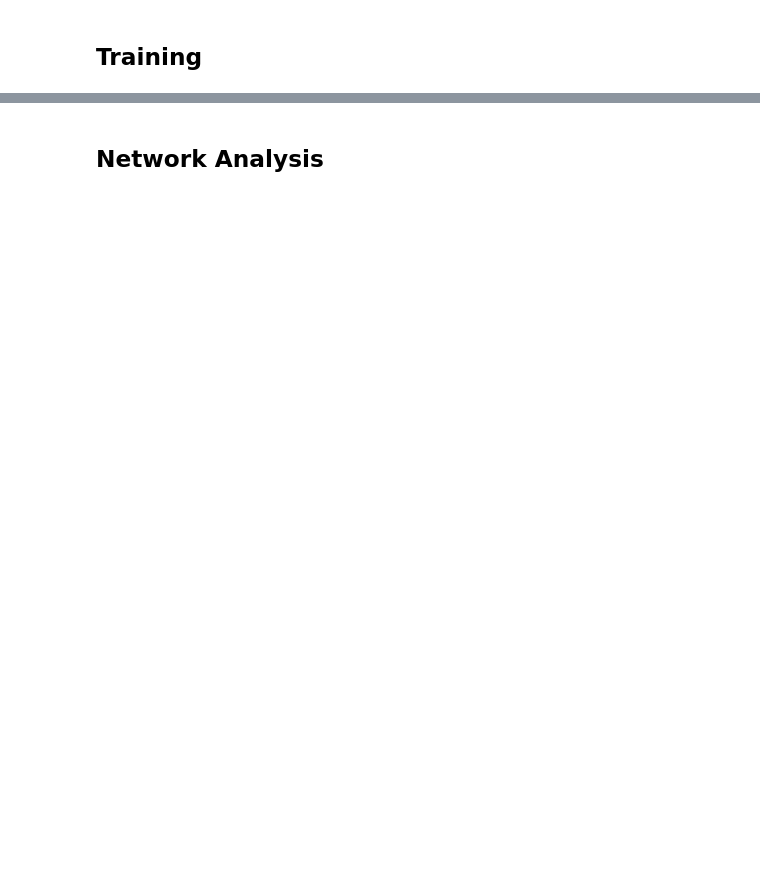
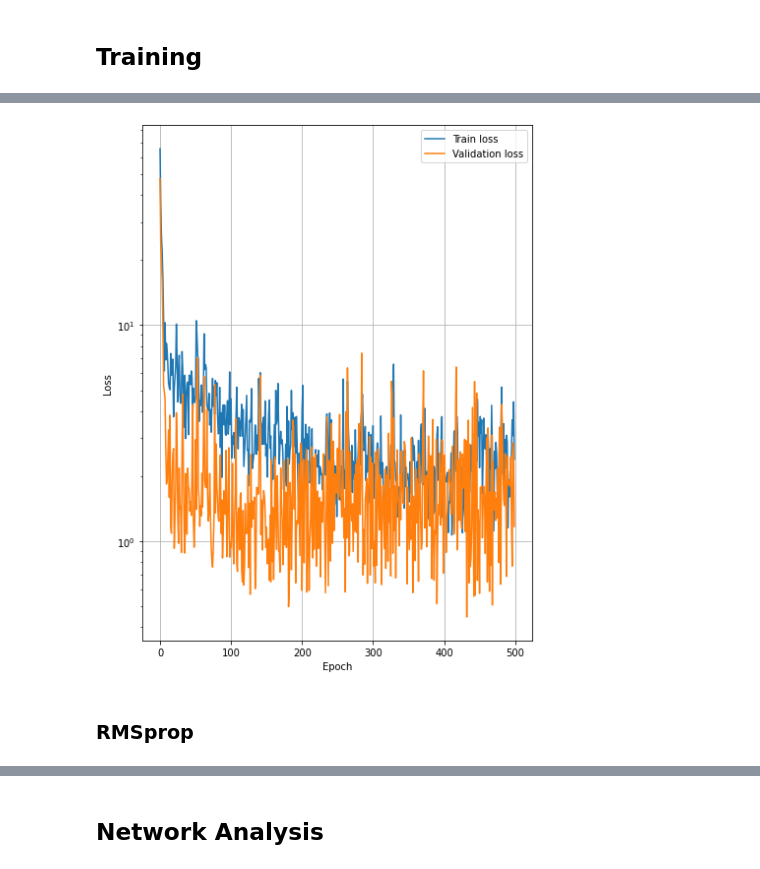
Before and after one commit to abassi98/NNDL, a Jupyter notebook: Homework_1/Regression.ipynb, the cells around one changed output, grey strips where cells are left out. Cells and saved outputs as stored; diff of their text form; code cells hidden in the pictures; blank space fills up the shorter version.

```diff
--- a/Homework_1/Regression.ipynb
+++ b/Homework_1/Regression.ipynb
@@ -398,0 +219,17 @@ net.load_state_dict(net_state_dict)
+# %%
+# Define the network
+layers_sizes = [1, 10, 10, 10, 1]
+net_name = "FFNet_sgdmom.torch"
+
+
+parameters = {
+    "layers_sizes" : layers_sizes,
+    "act" : nn.ReLU,
+    "drop_p" : 0.1
+}
+
+
+# Inizialize the network
+torch.manual_seed(0)
+net = FFNet(parameters)
+net.to(device)
@@ -398,0 +252,27 @@ net.load_state_dict(net_state_dict)
+# %%
+# Define the loss function
+loss_function = nn.MSELoss()
+
+# Define the optimizer
+optimizer = optim.SGD(net.parameters(), lr = 0.001, momentum = 0.9, weight_decay = 0.0)
+# %%
+# Training
+max_num_epochs = 500
+early_stopping = False
+train_loss_sgdmom, val_loss_sgdmom = train_epochs(net, device, train_dataloader, val_dataloader, loss_function, optimizer, max_num_epochs, early_stopping = early_stopping)
+# %%
+### Plot losses
+fig = plt.figure(figsize=(12,8))
+ax1 = fig.add_subplot(121)
+ax1.semilogy(train_loss_sgdmom, label='Train loss')
+ax1.semilogy(val_loss_sgdmom, label='Validation loss')
+ax1.set_xlabel('Epoch')
+ax1.set_ylabel('Loss')
+ax1.grid()
+ax1.legend()
+
+
+plt.tight_layout()
+plt.show()
+# %% [output]
+[figure, added]
@@ -398,0 +288,2 @@ net.load_state_dict(net_state_dict)
+# %% [markdown]
+### RMSprop
```
Also changed, not shown: parts of 44 cells of this notebook, 3 other files.
